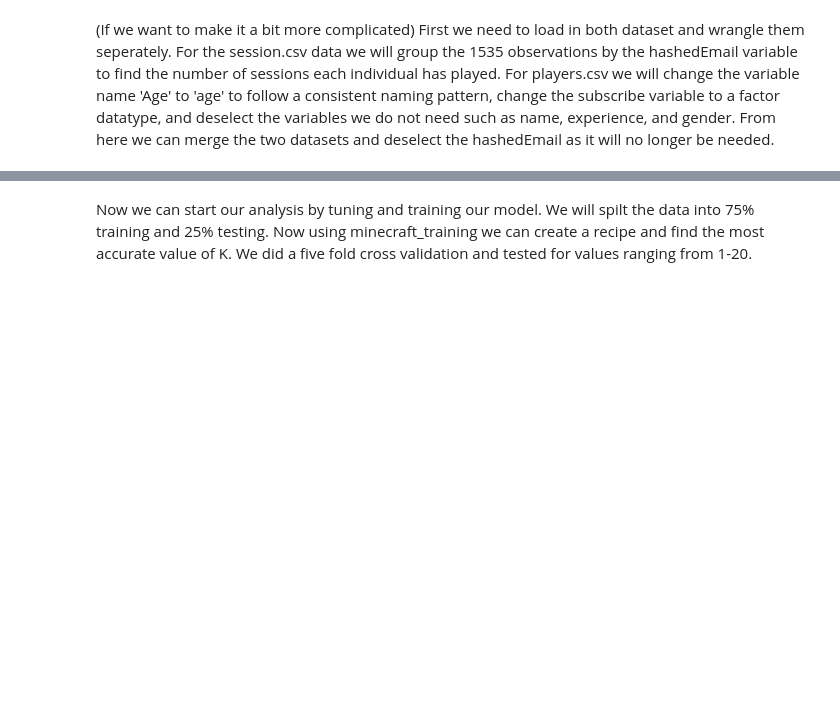
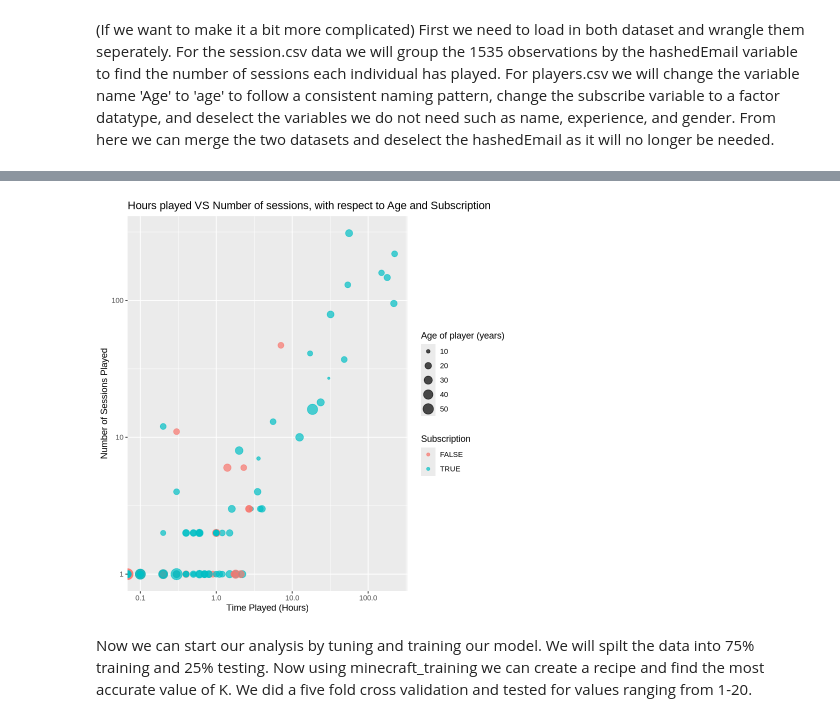
Before and after one commit to kendra2070/group_project, a Jupyter notebook: project_16.ipynb, the cells around one changed output, grey strips where cells are left out. Cells and saved outputs as stored; diff of their text form; code cells hidden in the pictures; blank space fills up the shorter version.

```diff
--- a/project_16.ipynb
+++ b/project_16.ipynb
@@ -131,0 +124,10 @@ creates a visualization of the dataset that is relevant for exploratory data ana
+# %%
+clean_data_plot <- minecraft_data |>
+    ggplot(aes(x = played_hours, y = sessions_played, size = age, colour = subscribe)) +
+    geom_point(alpha = 0.7) +
+    labs(x = "Time Played (Hours)", y = "Number of Sessions Played", size = "Age of player (years)", colour = "Subscription") +
+    ggtitle("Hours played VS Number of sessions, with respect to Age and Subscription") +
+    scale_x_log10(labels = label_comma()) +
+  scale_y_log10(labels = label_comma())
+clean_data_plot
+# %% [output]
@@ -132,3 +136,4 @@ creates a visualization of the dataset that is relevant for exploratory data ana
+[figure, added]
 # %% [markdown]
 Now we can start our analysis by tuning and training our model. We will spilt the data into 75% training and 25% testing. Now using minecraft_training we can create a recipe and find the most accurate value of K. We did a  five fold cross validation and tested for values ranging from 1-20.
 # %%
```
Also changed, not shown: parts of 4 cells of this notebook.
